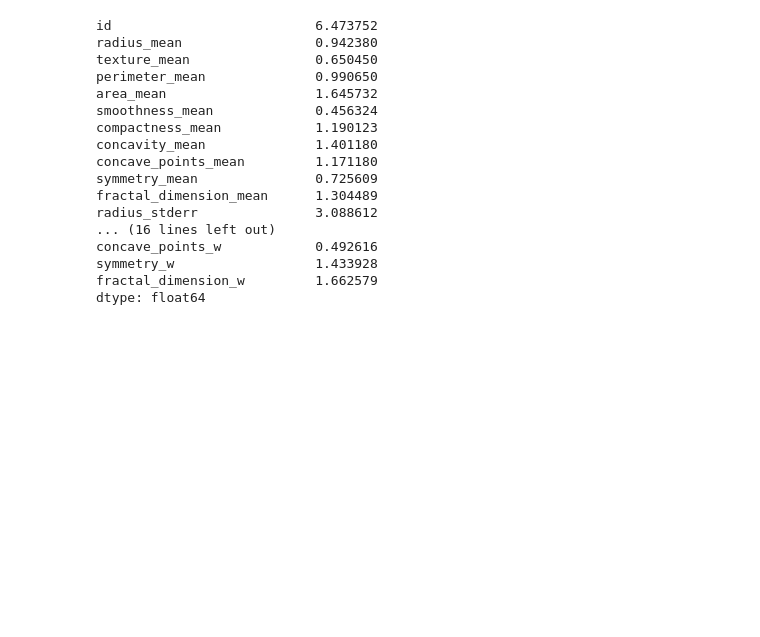
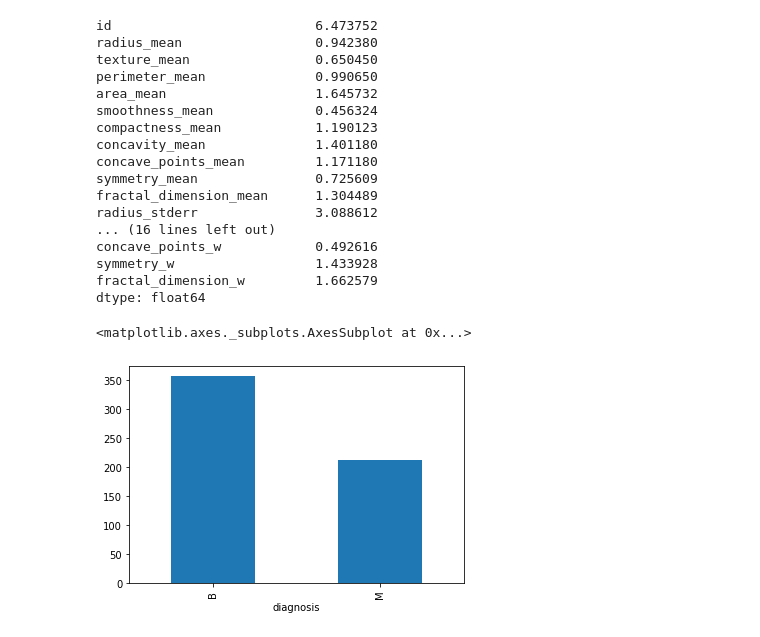
Before and after one commit to Roshni-Bala/Breast-Cancer-Risk-Prediction, a Jupyter notebook: risk_prediction.ipynb, the cells around one changed output. Saved outputs shown, nothing was run; the diff lists cells and outputs as text; code cells hidden in the pictures; blank space fills up the shorter version.

Commit message:
unimodal data visualization

```diff
--- a/risk_prediction.ipynb
+++ b/risk_prediction.ipynb
@@ -74,6 +93,7 @@ array(['M', 'B'], dtype=object)
 # %%
 df_diagnosis = df.groupby('diagnosis')
-df_diagnosis.size()
+dfdiagsize = df_diagnosis.size()
+print(dfdiagsize)
 # %% [output]
 diagnosis
 B    357
@@ -99,3 +121,8 @@ concave_points_w            0.492616
 symmetry_w                  1.433928
 fractal_dimension_w         1.662579
 dtype: float64
+# %%
+dfdiagsize.plot.bar()
+# %% [output]
+<matplotlib.axes._subplots.AxesSubplot at 0x...>
+[figure, added]
```
Also changed, not shown: parts of 13 cells of this notebook.
